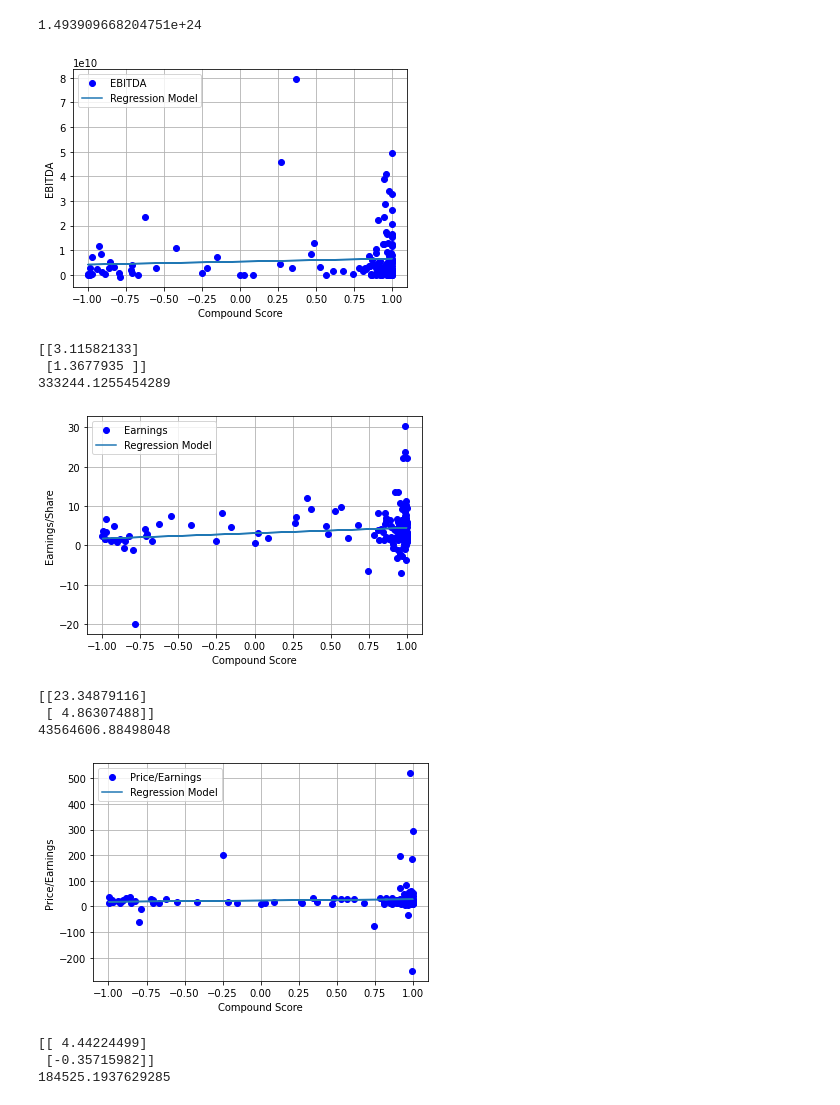
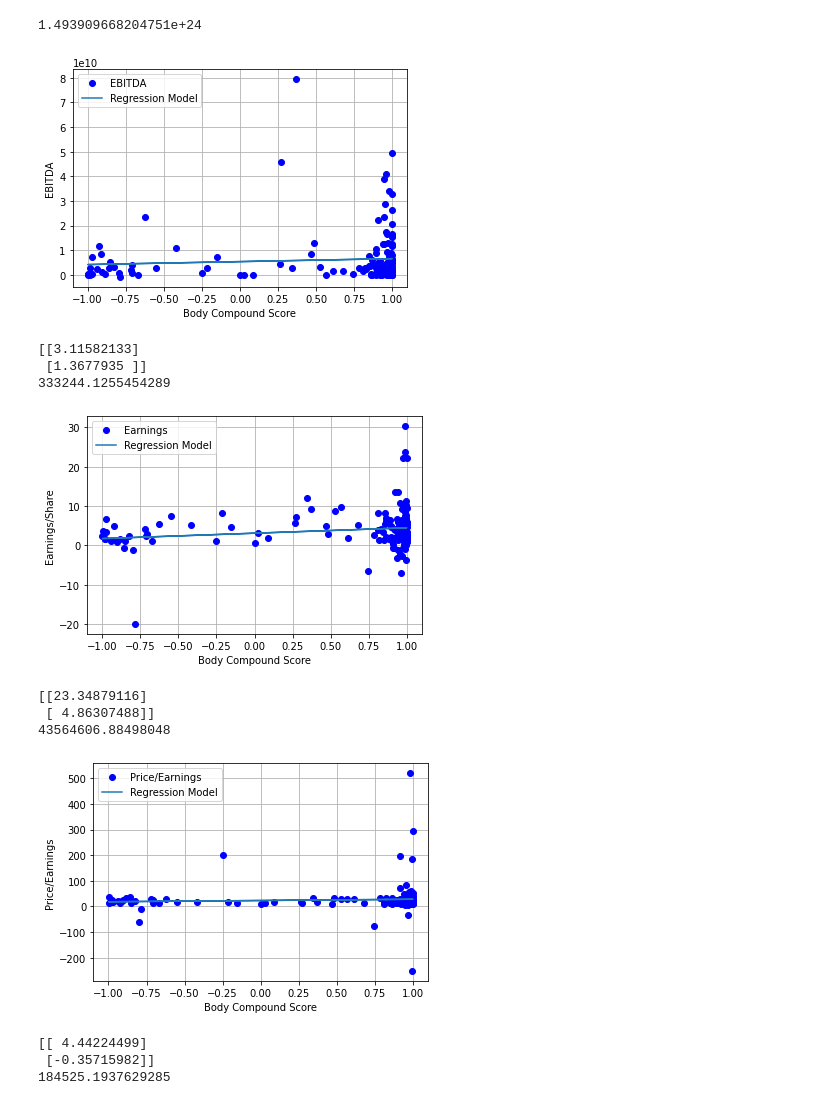
Before and after one commit to cristina95138/CS235_MachineLearning, a Jupyter notebook: linearRegression.ipynb, the cells around one changed output. Saved outputs shown, nothing was run; the diff lists cells and outputs as text; code cells hidden in the pictures.

```diff
--- a/linearRegression.ipynb
+++ b/linearRegression.ipynb
@@ -38,7 +38,7 @@ data["bodySentiment"] = bodySentiment
 
 
 financialData = pd.read_csv("s-and-p-500-companies-financials_zip/data/constituents-financials_csv.csv")
-financialData. dropna()
+financialData.dropna()
 symbols = financialData["Symbol"].tolist()
 
 
@@ -47,8 +47,9 @@ data['Body S&P 500 + GME Tickers'] = data['Body S&P 500 + GME Tickers'].apply(la
 
 
 
-data.head()
+
 list2 = [""] * len(symbols)
+
 
 
 
@@ -57,15 +58,16 @@ for i in range(len(data)):
     for j in range(len(data['Body S&P 500 + GME Tickers'][i])):
         if data['Body S&P 500 + GME Tickers'][i][j] in symbols:
 
-
             compound = data.iloc[i]['Body Compound Score']
-            positiveScore = data.iloc[i]['Body Positive Score']
             index = symbols.index(data['Body S&P 500 + GME Tickers'][i][j])
             list2[index] = compound
 
 
 
-financialData['compoundScore'] = list2
+
+
+financialData['bodyCompoundScore'] = list2
+
 
 
 nan_value = float("NaN")
@@ -73,7 +75,7 @@ financialData.replace("", nan_value, inplace=True)
 
 
 
-financialData.dropna(subset = ["compoundScore"], inplace=True)
+financialData.dropna(subset = ["bodyCompoundScore"], inplace=True)
 
 
 
@@ -97,7 +99,7 @@ def gradient(x,y,theta, iterations=1000, learning_rate=0.01):
     return theta, cost_history
 
 theta = np.zeros([2,1])
-X = financialData[['compoundScore']].values
+X = financialData[['bodyCompoundScore']].values
 y = financialData['EBITDA'].values.reshape(-1,1)
 
 Xnorm = X.copy()
@@ -118,7 +120,7 @@ print(J[-1])
 plt.plot(X,y,'bo')
 plt.plot(X,x@theta,'-')
 plt.ylabel('EBITDA')
-plt.xlabel('Compound Score')
+plt.xlabel('Body Compound Score')
 plt.legend(['EBITDA','Regression Model'])
 plt.grid()
 plt.show()
@@ -128,7 +130,7 @@ plt.show()
 
 
 theta = np.zeros([2,1])
-X = financialData[['compoundScore']].values
+X = financialData[['bodyCompoundScore']].values
 y = financialData['Earnings/Share'].values.reshape(-1,1)
 
 Xnorm = X.copy()
@@ -150,13 +152,13 @@ print(J[-1])
 plt.plot(X,y,'bo')
 plt.plot(X,x@theta,'-')
 plt.ylabel('Earnings/Share')
-plt.xlabel('Compound Score')
+plt.xlabel('Body Compound Score')
 plt.legend(['Earnings','Regression Model'])
 plt.grid()
 plt.show()
 
 theta = np.zeros([2,1])
-X = financialData[['compoundScore']].values
+X = financialData[['bodyCompoundScore']].values
 y = financialData['Price/Earnings'].values.reshape(-1,1)
 
 Xnorm = X.copy()
@@ -178,50 +180,50 @@ print(J[-1])
 plt.plot(X,y,'bo')
 plt.plot(X,x@theta,'-')
 plt.ylabel('Price/Earnings')
-plt.xlabel('Compound Score')
+plt.xlabel('Body Compound Score')
 plt.legend(['Price/Earnings','Regression Model'])
 plt.grid()
 plt.show()
 
 
 theta = np.zeros([2,1])
-X = financialData[['compoundScore']].values
+X = financialData[['bodyCompoundScore']].values
 y = financialData['Price/Sales'].values.reshape(-1,1)
 
 Xnorm = X.copy()
 minx = np.min(X)
 maxx = np.max(X)
 Xnorm = (X-minx)/(maxx-minx)
 
 
 m = np.size(y)
 X = X.reshape([len(financialData),1])
 x = np.hstack([np.ones_like(X),X])
 theta = np.zeros([2,1])
 
 theta, J = gradient(x,y,theta)
 print(theta)
 print(J[-1])
 
 
 plt.plot(X,y,'bo')
 plt.plot(X,x@theta,'-')
 plt.ylabel('Price/Sales')
-plt.xlabel('Compound Score')
+plt.xlabel('Body Compound Score')
 plt.legend(['Price/Sales','Regression Model'])
 plt.grid()
 plt.show()
 # %% [output]
 1.493909668204751e+24
-[figure, old version]
+[figure, new version]
 [[3.11582133]
  [1.3677935 ]]
 333244.1255454289
-[figure, old version]
+[figure, new version]
 [[23.34879116]
  [ 4.86307488]]
 43564606.88498048
-[figure, old version]
+[figure, new version]
 [[ 4.44224499]
  [-0.35715982]]
 184525.1937629285
```
Also changed, not shown: parts of 2 cells of this notebook.
